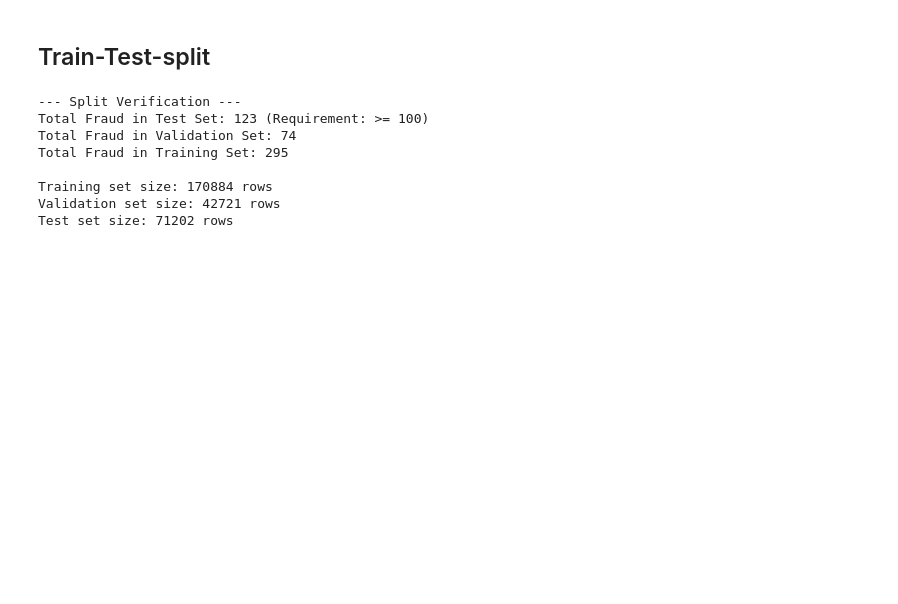
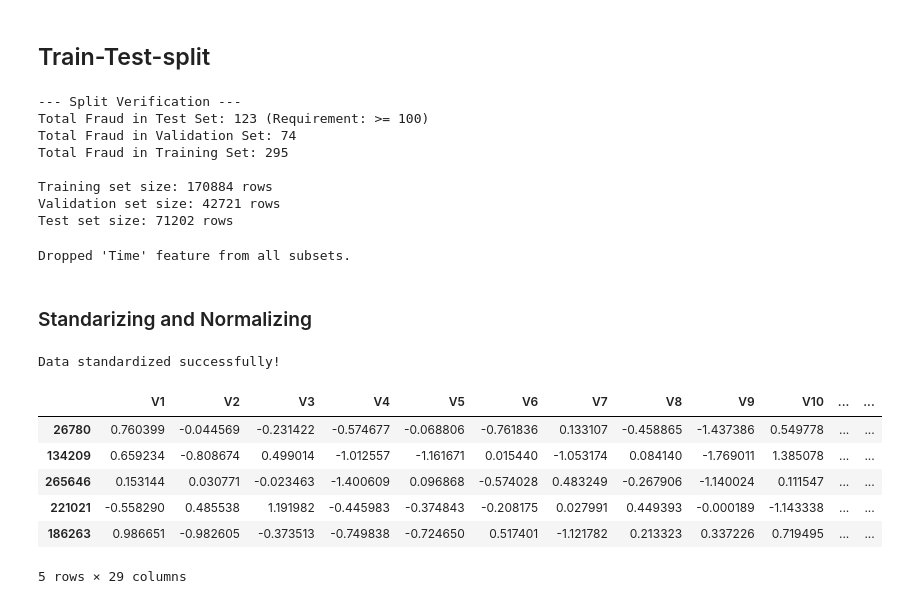
Before and after one commit to shadyalattarr/Data-Mining-Assignments, a Jupyter notebook: Lab 3/lab_3.ipynb, the cells around one changed output. Cells and saved outputs as stored; diff of their text form; code cells hidden in the pictures; blank space fills up the shorter version.

```diff
--- a/Lab 3/lab_3.ipynb
+++ b/Lab 3/lab_3.ipynb
@@ -157,10 +171,44 @@ Training set size: 170884 rows
 Validation set size: 42721 rows
 Test set size: 71202 rows
 # %%
-#! [shadi] I DONT AGREE WITH THIS
-# # Drop the 'Time' column as it is irrelevant for distance-based anomaly detection
-# X_train = X_train.drop(['Time'], axis=1)
-# X_val = X_val.drop(['Time'], axis=1)
-# X_test = X_test.drop(['Time'], axis=1)
+# Drop the 'Time' column as it is irrelevant for distance-based anomaly detection
+X_train = X_train.drop(['Time'], axis=1)
+X_val = X_val.drop(['Time'], axis=1)
+X_test = X_test.drop(['Time'], axis=1)
 
-# print("Dropped 'Time' feature from all subsets.")
+print("Dropped 'Time' feature from all subsets.")
+# %% [output]
+Dropped 'Time' feature from all subsets.
+# %% [markdown]
+### Standarizing and Normalizing
+# %%
+# Initialize the scaler
+scaler = StandardScaler()
+
+# 1. FIT the scaler ONLY on the training data to prevent data leakage,
+# and TRANSFORM the training data.
+X_train_scaled = scaler.fit_transform(X_train)
+
+# 2. TRANSFORM the validation and test data using the fitted scaler
+X_val_scaled = scaler.transform(X_val)
+X_test_scaled = scaler.transform(X_test)
+
+# 3. Convert the resulting NumPy arrays back to Pandas DataFrames
+# This preserves your column names and indices for easier manipulation later
+X_train = pd.DataFrame(X_train_scaled, columns=X_train.columns, index=X_train.index)
+X_val = pd.DataFrame(X_val_scaled, columns=X_val.columns, index=X_val.index)
+X_test = pd.DataFrame(X_test_scaled, columns=X_test.columns, index=X_test.index)
+
+print("Data standardized successfully!")
+
+# Inspect the final preprocessed training data
+X_train.head()
+# %% [output]
+Data standardized successfully!
+|  | V1 | V2 | V3 | V4 | V5 | V6 | V7 | V8 | V9 | V10 | ... | ... |
+| 26780 | 0.760399 | -0.044569 | -0.231422 | -0.574677 | -0.068806 | -0.761836 | 0.133107 | -0.458865 | -1.437386 | 0.549778 | ... | ... |
+| 134209 | 0.659234 | -0.808674 | 0.499014 | -1.012557 | -1.161671 | 0.015440 | -1.053174 | 0.084140 | -1.769011 | 1.385078 | ... | ... |
+| 265646 | 0.153144 | 0.030771 | -0.023463 | -1.400609 | 0.096868 | -0.574028 | 0.483249 | -0.267906 | -1.140024 | 0.111547 | ... | ... |
+| 221021 | -0.558290 | 0.485538 | 1.191982 | -0.445983 | -0.374843 | -0.208175 | 0.027991 | 0.449393 | -0.000189 | -1.143338 | ... | ... |
+| 186263 | 0.986651 | -0.982605 | -0.373513 | -0.749838 | -0.724650 | 0.517401 | -1.121782 | 0.213323 | 0.337226 | 0.719495 | ... | ... |
+5 rows × 29 columns
```
Also changed, not shown: parts of 11 cells of this notebook, 1 other file.
